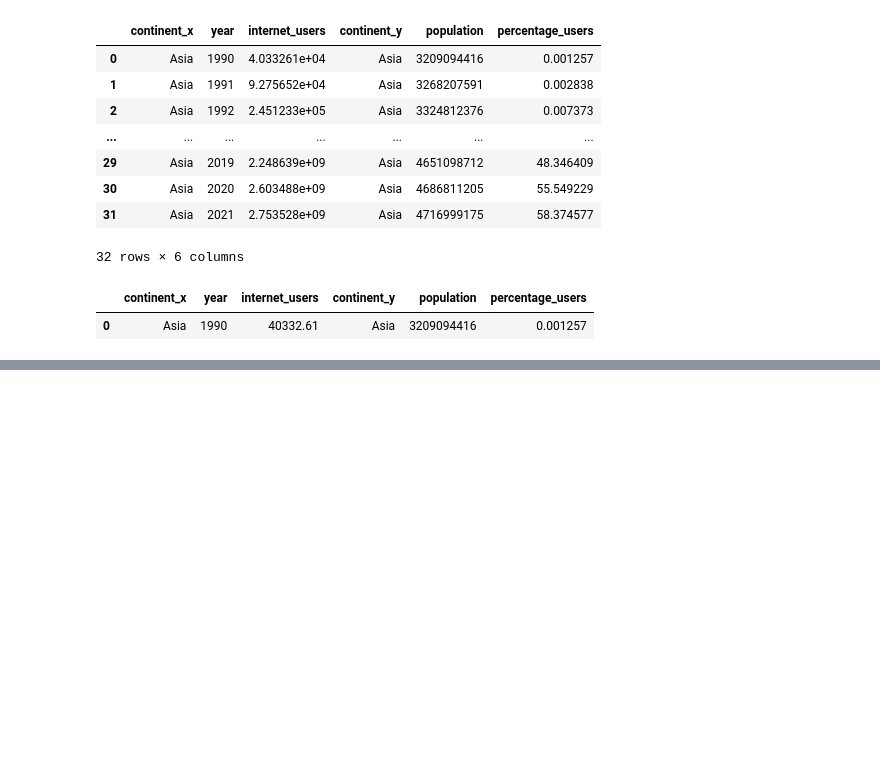
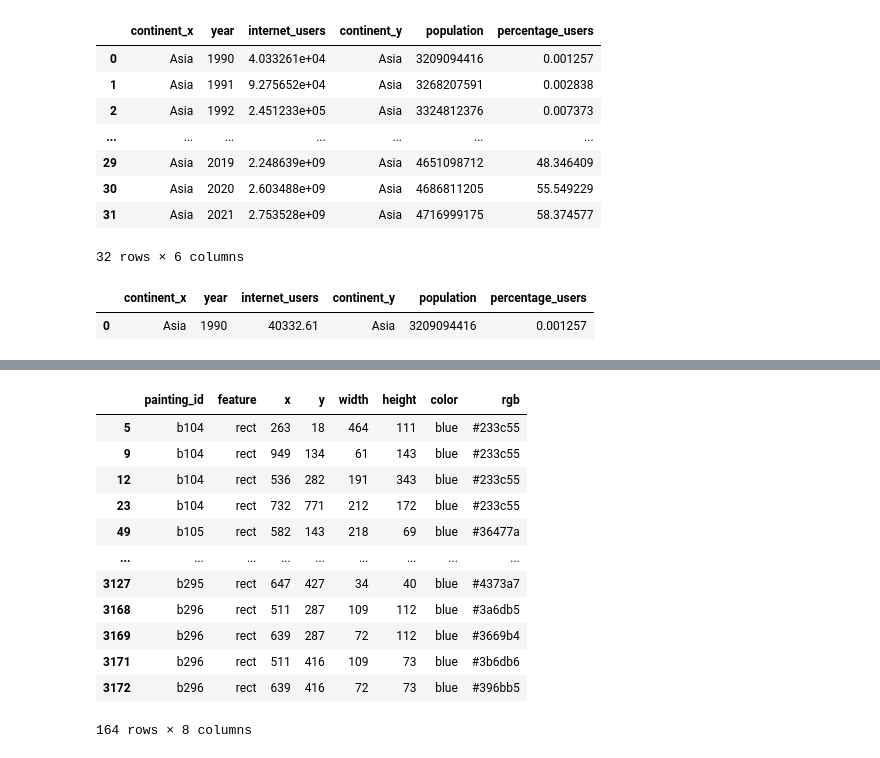
Before and after one commit to Ivon110/Mineria-de-Datos, a Jupyter notebook: mineriacolab1.ipynb, the cells around one changed output, grey strips where cells are left out. Cells and saved outputs as stored; diff of their text form; code cells hidden in the pictures; blank space fills up the shorter version.

```diff
--- a/mineriacolab1.ipynb
+++ b/mineriacolab1.ipynb
@@ -2086,0 +2152,19 @@ merged_df.query('percentage_users > 0').head(1)
+# %%
+mask = features['color'] == 'blue'
+mask
+blue_features = features[mask]
+blue_features
+# %% [output]
+|  | painting_id | feature | x | y | width | height | color | rgb |
+| 5 | b104 | rect | 263 | 18 | 464 | 111 | blue | #233c55 |
+| 9 | b104 | rect | 949 | 134 | 61 | 143 | blue | #233c55 |
+| 12 | b104 | rect | 536 | 282 | 191 | 343 | blue | #233c55 |
+| 23 | b104 | rect | 732 | 771 | 212 | 172 | blue | #233c55 |
+| 49 | b105 | rect | 582 | 143 | 218 | 69 | blue | #36477a |
+| ... | ... | ... | ... | ... | ... | ... | ... | ... |
+| 3127 | b295 | rect | 647 | 427 | 34 | 40 | blue | #4373a7 |
+| 3168 | b296 | rect | 511 | 287 | 109 | 112 | blue | #3a6db5 |
+| 3169 | b296 | rect | 639 | 287 | 72 | 112 | blue | #3669b4 |
+| 3171 | b296 | rect | 511 | 416 | 109 | 73 | blue | #3b6db6 |
+| 3172 | b296 | rect | 639 | 416 | 72 | 73 | blue | #396bb5 |
+164 rows × 8 columns
```
Also changed, not shown: parts of 13 cells of this notebook.
